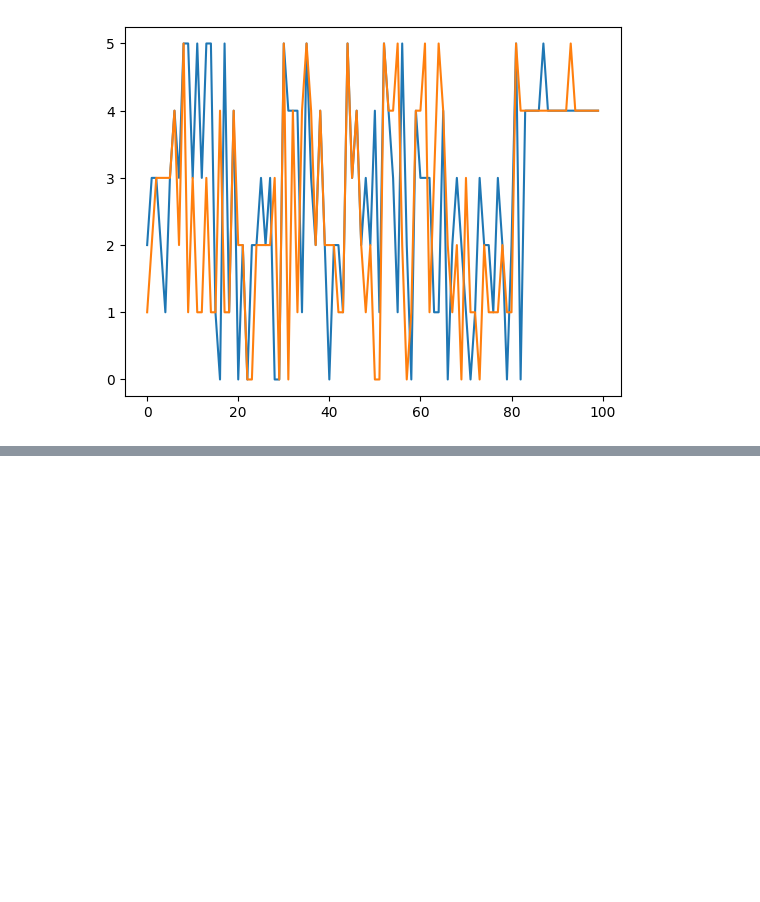
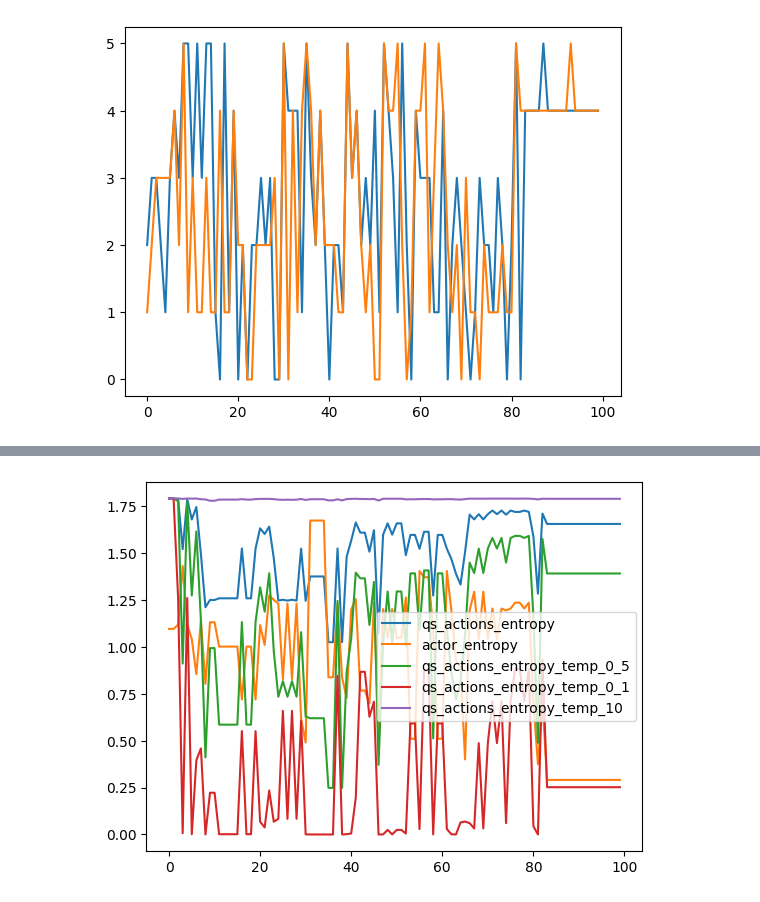
Before and after one commit to wladekpal/golden-standard, a Jupyter notebook: src/notebooks/18_07_25_post_hoc_analysis.ipynb, the cells around one changed output, grey strips where cells are left out. Drawn from its saved outputs; the diff is of its cells as text; code cells hidden in the pictures; blank space fills up the shorter version.

```diff
--- a/src/notebooks/18_07_25_post_hoc_analysis.ipynb
+++ b/src/notebooks/18_07_25_post_hoc_analysis.ipynb
@@ -201,0 +237,10 @@ plt.show()
+# %%
+plt.plot(distribution_from_qs.entropy(), label='qs_actions_entropy')
+plt.plot(dist.entropy(), label='actor_entropy')
+plt.plot(distribution_from_qs_temp_0_5.entropy(), label='qs_actions_entropy_temp_0_5')
+plt.plot(distribution_from_qs_temp_0_1.entropy(), label='qs_actions_entropy_temp_0_1')
+plt.plot(distribution_from_qs_temp_10.entropy(), label='qs_actions_entropy_temp_10')
+plt.legend()
+plt.show()
+# %% [output]
+[figure, added]
```
Also changed, not shown: parts of 10 cells of this notebook.
